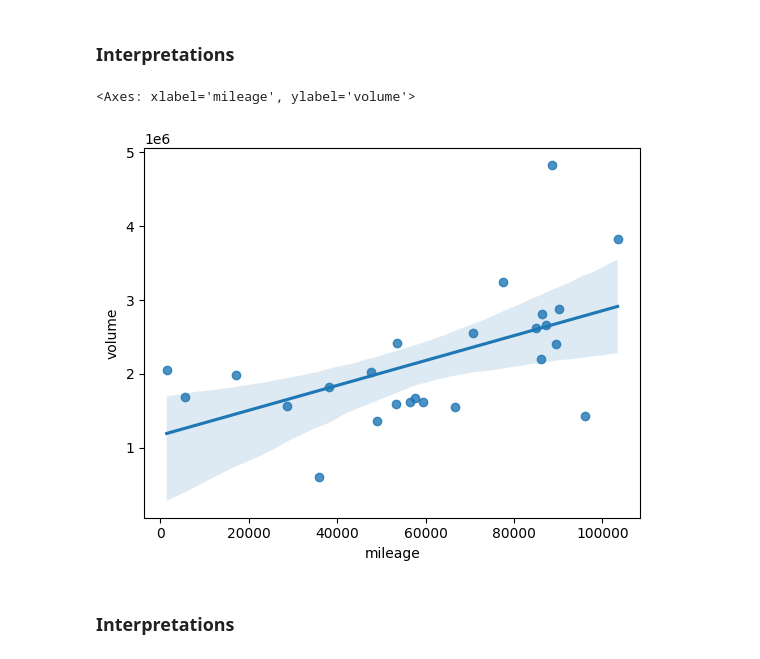
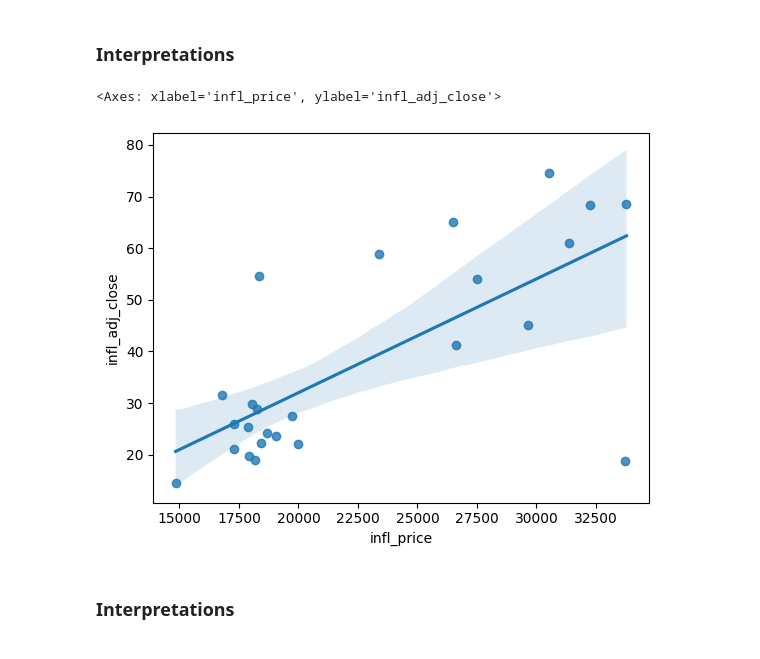
Before and after one commit to Kev-in123/DATA-200-Midterm, a Jupyter notebook: Midterm.ipynb, the cells around one changed output. Cells and saved outputs as stored; diff of their text form; code cells hidden in the pictures.

```diff
--- a/Midterm.ipynb
+++ b/Midterm.ipynb
@@ -126,11 +143,11 @@ Text(0, 0.5, 'Stock Close Value (inflation adjusted)')
 ### Interpretations
 # %%
 
-model_year_avg = model_stock.groupby("year")[["mileage","infl_adj_close", "volume"]].mean().reset_index()
-sns.regplot(model_year_avg, x="mileage", y="volume")
+model_year_avg = model_stock.groupby("year")[["infl_price","infl_adj_close", "volume"]].mean().reset_index()
+sns.regplot(model_year_avg, x="infl_price", y="infl_adj_close")
 # %% [output]
-<Axes: xlabel='mileage', ylabel='volume'>
+<Axes: xlabel='infl_price', ylabel='infl_adj_close'>
-[figure, old version]
+[figure, new version]
 # %% [markdown]
 ### Interpretations
 # %%
```
Also changed, not shown: parts of 3 cells of this notebook.
